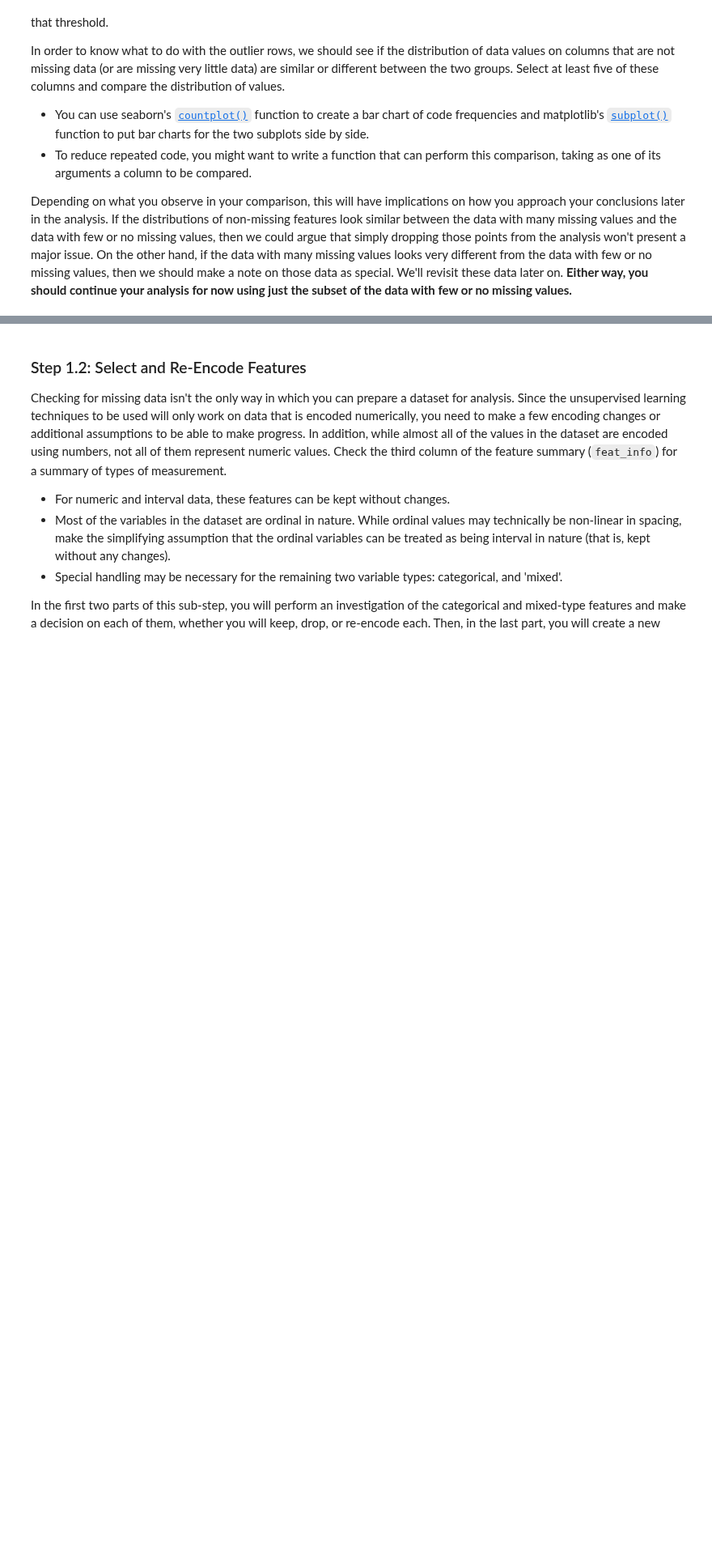
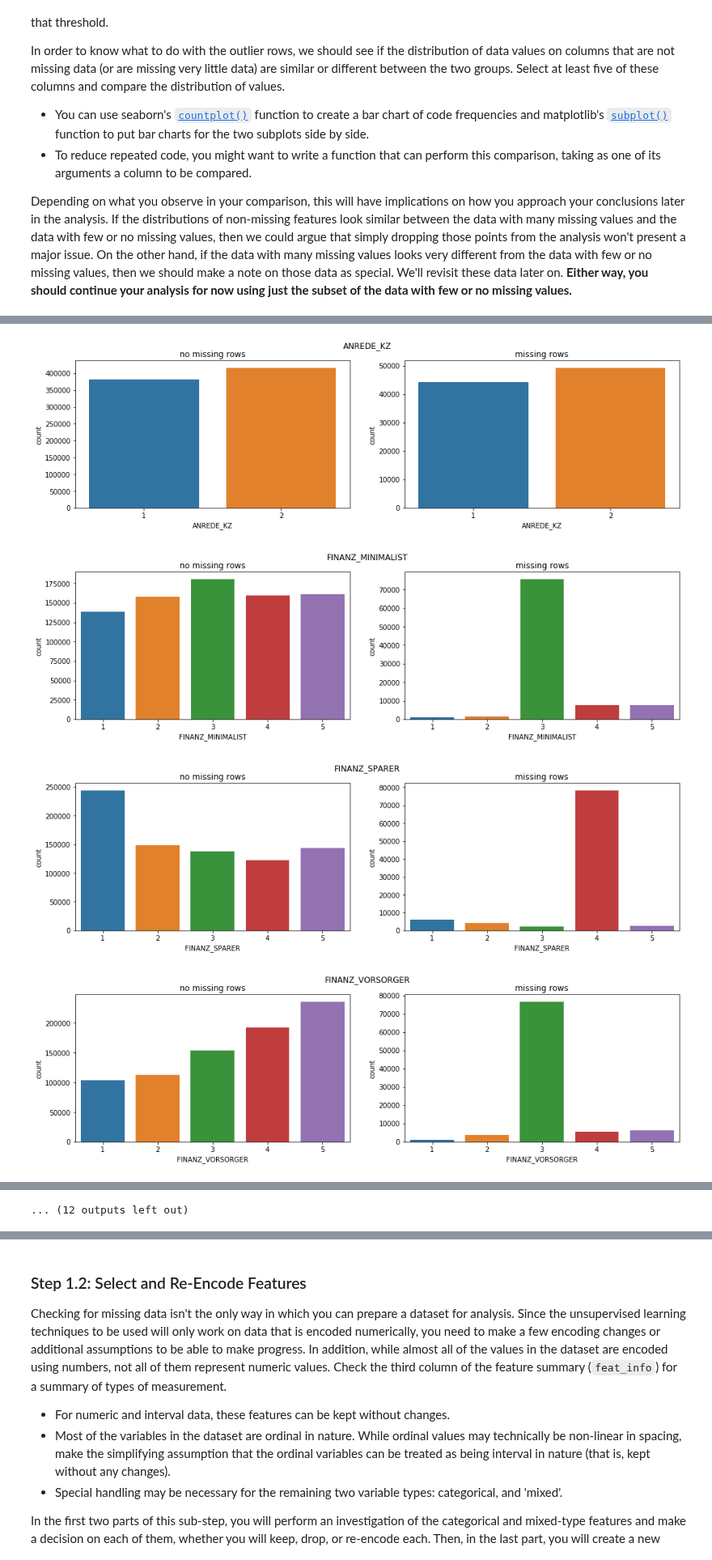
Before and after one commit to jc-udacity/datascientist, a Jupyter notebook: 04_unsupervised_learning/unsupervised_customer_segment_project/Identify_Customer_Segments.ipynb, the cells around one changed output, grey strips where cells are left out. Shown at 81% size. Cells and saved outputs as stored; diff of their text form; code cells hidden in the pictures; blank space fills up the shorter version.

```diff
--- a/04_unsupervised_learning/unsupervised_customer_segment_project/Identify_Customer_Segments.ipynb
+++ b/04_unsupervised_learning/unsupervised_customer_segment_project/Identify_Customer_Segments.ipynb
@@ -249,3 +326,5 @@ Depending on what you observe in your comparison, this will have implications on
 # %%
 # Compare the distribution of values for at least five columns where there are
 # no or few missing values, between the two subsets.
+cols = missing_data[missing_data==0].index.tolist()#[:5]
+cols
@@ -251,0 +349,21 @@ Depending on what you observe in your comparison, this will have implications on
+# %%
+def plot_compare(column):
+    fig = plt.figure(figsize=(16,4))
+    ax1 = fig.add_subplot(1,2,1)
+    ax1.title.set_text('no missing rows')
+    sns.countplot(azdias_low[col])
+
+    ax2 = fig.add_subplot(1,2,2)
+    ax2.title.set_text('missing rows')
+    sns.countplot(azdias_high[col]);
+
+    fig.suptitle(column)
+    plt.show()
+# %%
+for col in cols:
+    plot_compare(col)
+# %% [output]
+[figure, added]
+[figure, added]
+[figure, added]
+[figure, added]
@@ -252,3 +378,4 @@ Depending on what you observe in your comparison, this will have implications on
+... (12 outputs left out)
 # %% [markdown]
 #### Discussion 1.1.3: Assess Missing Data in Each Row
 
```
Also changed, not shown: parts of 17 cells of this notebook.
